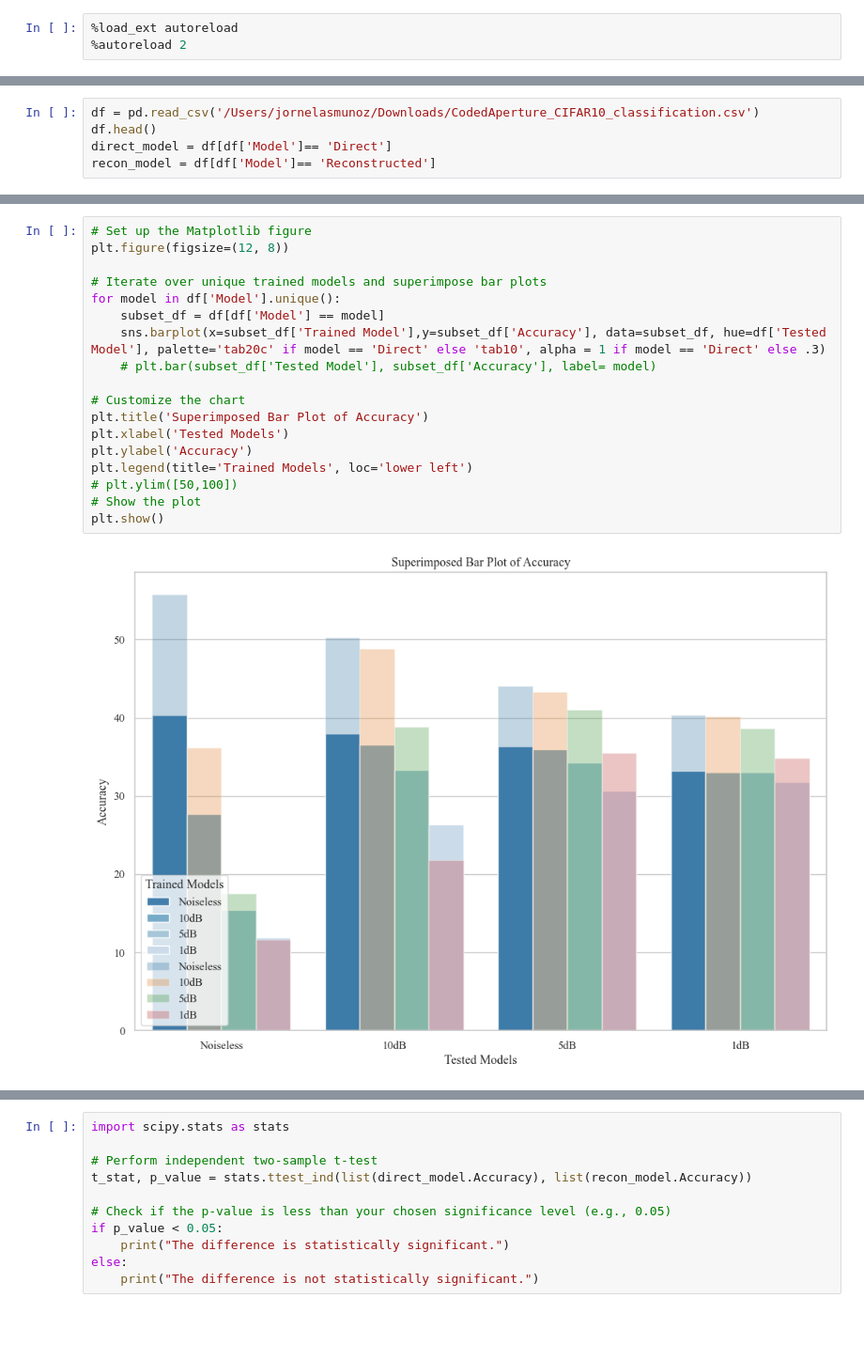
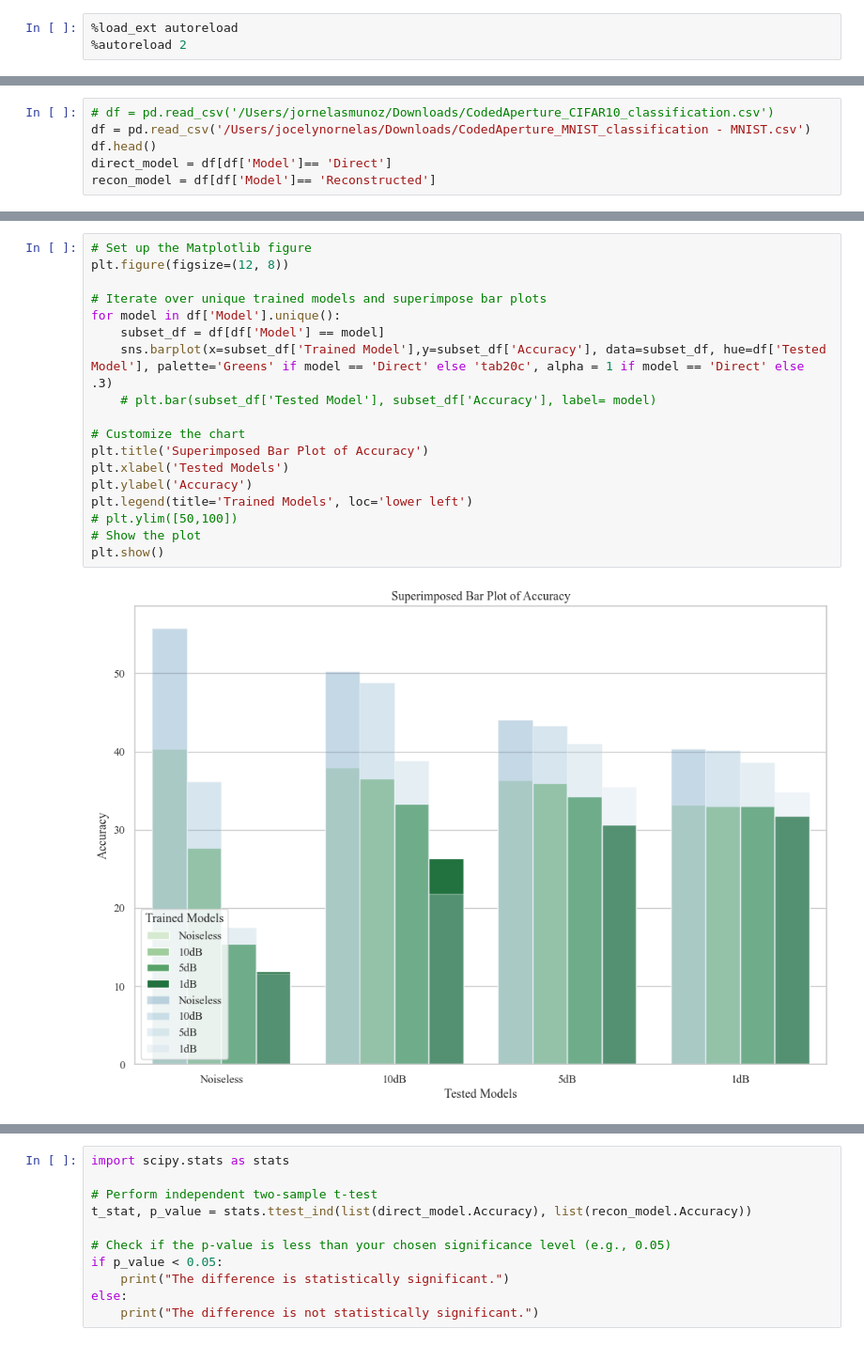
Before and after one commit to jornelasmunoz/UCM_Undergraduate_Research, a Jupyter notebook: jornelasmunoz/notebooks/Plots.ipynb, the cells around one changed output, grey strips where cells are left out. Shown at 94% size. Saved outputs shown, nothing was run; the diff lists cells and outputs as text.

```diff
--- a/jornelasmunoz/notebooks/Plots.ipynb
+++ b/jornelasmunoz/notebooks/Plots.ipynb
@@ -44,5 +28,6 @@ Using path =  /Users/jornelasmunoz/Desktop/UC Merced/Research/coded-aperture/jor
 # %%
-df = pd.read_csv('/Users/jornelasmunoz/Downloads/CodedAperture_CIFAR10_classification.csv')
+# df = pd.read_csv('/Users/jornelasmunoz/Downloads/CodedAperture_CIFAR10_classification.csv')
+df = pd.read_csv('/Users/jocelynornelas/Downloads/CodedAperture_MNIST_classification - MNIST.csv')
 df.head()
 direct_model = df[df['Model']== 'Direct']
 recon_model = df[df['Model']== 'Reconstructed']
@@ -93,20 +80,20 @@ plt.show()
 # %%
 # Set up the Matplotlib figure
 plt.figure(figsize=(12, 8))
 
 # Iterate over unique trained models and superimpose bar plots
 for model in df['Model'].unique():
     subset_df = df[df['Model'] == model]
-    sns.barplot(x=subset_df['Trained Model'],y=subset_df['Accuracy'], data=subset_df, hue=df['Tested Model'], palette='tab20c' if model == 'Direct' else 'tab10', alpha = 1 if model == 'Direct' else .3)
+    sns.barplot(x=subset_df['Trained Model'],y=subset_df['Accuracy'], data=subset_df, hue=df['Tested Model'], palette='Greens' if model == 'Direct' else 'tab20c', alpha = 1 if model == 'Direct' else .3)
     # plt.bar(subset_df['Tested Model'], subset_df['Accuracy'], label= model)
 
 # Customize the chart
 plt.title('Superimposed Bar Plot of Accuracy')
 plt.xlabel('Tested Models')
 plt.ylabel('Accuracy')
 plt.legend(title='Trained Models', loc='lower left')
 # plt.ylim([50,100])
 # Show the plot
 plt.show()
 # %% [output]
-[figure, old version]
+[figure, new version]
```
Also changed, not shown: parts of 4 cells of this notebook, 2 other files.
